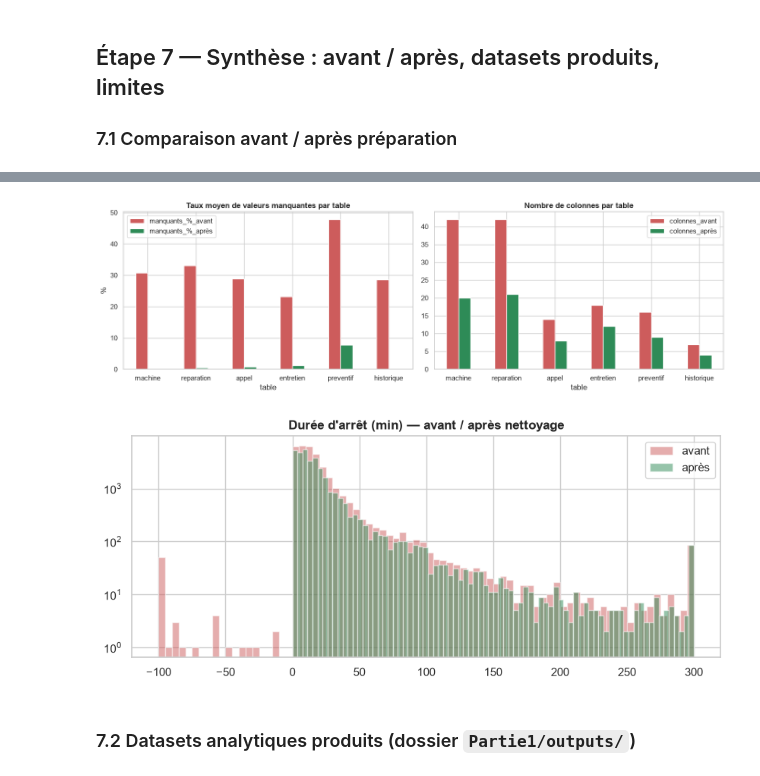
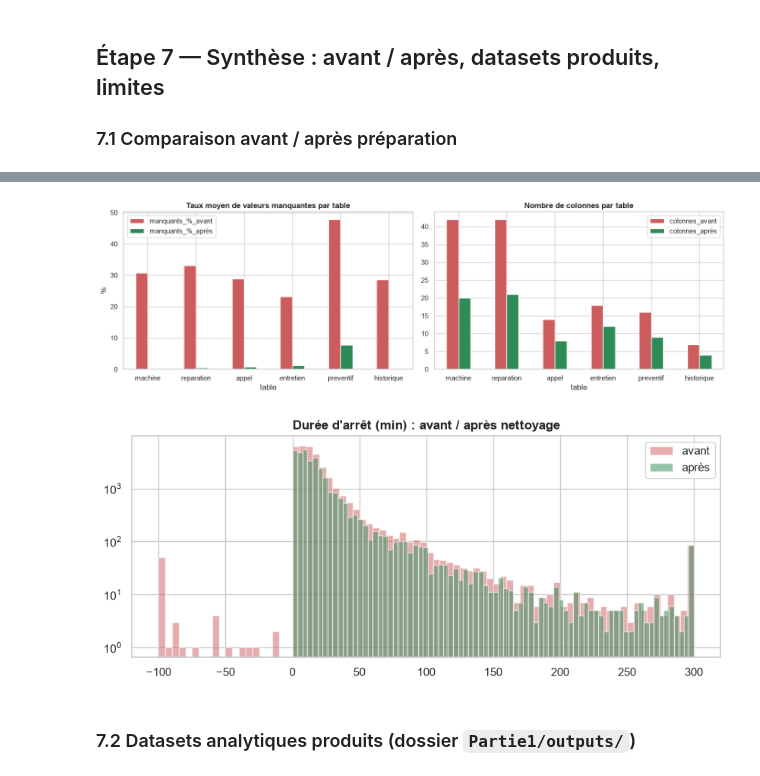
Before and after one commit to princeamir56/Projet-AI-pour-la-BI, a Jupyter notebook: Partie1/Partie1_Data_Preparation_Feature_Engineering.ipynb, the cells around one changed output, grey strips where cells are left out. Cells and saved outputs as stored; diff of their text form; code cells hidden in the pictures.

```diff
--- a/Partie1/Partie1_Data_Preparation_Feature_Engineering.ipynb
+++ b/Partie1/Partie1_Data_Preparation_Feature_Engineering.ipynb
@@ -492,7 +492,7 @@ fig, axes = plt.subplots(1, 3, figsize=(15, 4))
 for ax, c in zip(axes, ['dureearret', 'dureerep', 'dureeattente']):
     v = r0[c].dropna()
     ax.hist(v.clip(-10, 200), bins=70, color='steelblue')
-    ax.set_yscale('log'); ax.set_title(f'{c} (min) — médiane {v.median():.0f}')
+    ax.set_yscale('log'); ax.set_title(f'{c} (min) : médiane {v.median():.0f}')
     ax.set_xlabel('minutes (valeurs coupées à [-10 ; 200])')
 plt.tight_layout(); plt.show()
 r0[['dureearret', 'dureerep', 'dureeattente']].describe(percentiles=[.01, .25, .5, .75, .9, .99]).round(1)
@@ -732,7 +732,7 @@ for ax, t in zip(axes, ['machine', 'reparation']):
     colors = ['firebrick' if v >= 80 else 'orange' if v >= 20 else 'seagreen' for v in na]
     ax.barh(na.index, na.values, color=colors)
     ax.axvline(80, ls='--', color='firebrick', lw=0.8)
-    ax.set_title(f'{t} — % de valeurs manquantes'); ax.set_xlabel('%'); ax.tick_params(axis='y', labelsize=8)
+    ax.set_title(f'{t} : % de valeurs manquantes'); ax.set_xlabel('%'); ax.tick_params(axis='y', labelsize=8)
 plt.tight_layout(); plt.show()
 # %% [output]
 [figure]
@@ -1349,19 +1349,19 @@ comp
 # %%
 fig, axes = plt.subplots(1, 2, figsize=(14, 4.5))
 comp[['manquants_%_avant', 'manquants_%_après']].plot.bar(ax=axes[0], color=['indianred', 'seagreen'], rot=0)
 axes[0].set_title('Taux moyen de valeurs manquantes par table'); axes[0].set_ylabel('%')
 comp[['colonnes_avant', 'colonnes_après']].plot.bar(ax=axes[1], color=['indianred', 'seagreen'], rot=0)
 axes[1].set_title('Nombre de colonnes par table')
 plt.tight_layout(); plt.show()
 
 # Distribution de la durée d'arrêt avant / après (suppression des valeurs impossibles)
 fig, ax = plt.subplots(figsize=(10, 3.8))
 ax.hist(raw['reparation'].dureearret.dropna().clip(-100, 300), bins=80, alpha=0.5, label='avant', color='indianred')
 ax.hist(reparations.duree_arret_min.dropna().clip(-100, 300), bins=80, alpha=0.5, label='après', color='seagreen')
-ax.set_yscale('log'); ax.set_title('Durée d\'arrêt (min) — avant / après nettoyage'); ax.legend(); plt.show()
+ax.set_yscale('log'); ax.set_title('Durée d\'arrêt (min) : avant / après nettoyage'); ax.legend(); plt.show()
 # %% [output]
 [figure]
-[figure, old version]
+[figure, new version]
 # %% [markdown]
 ### 7.2 Datasets analytiques produits (dossier `Partie1/outputs/`)
 # %%
```
Also changed, not shown: parts of 1 cell of this notebook, 2 other files.
